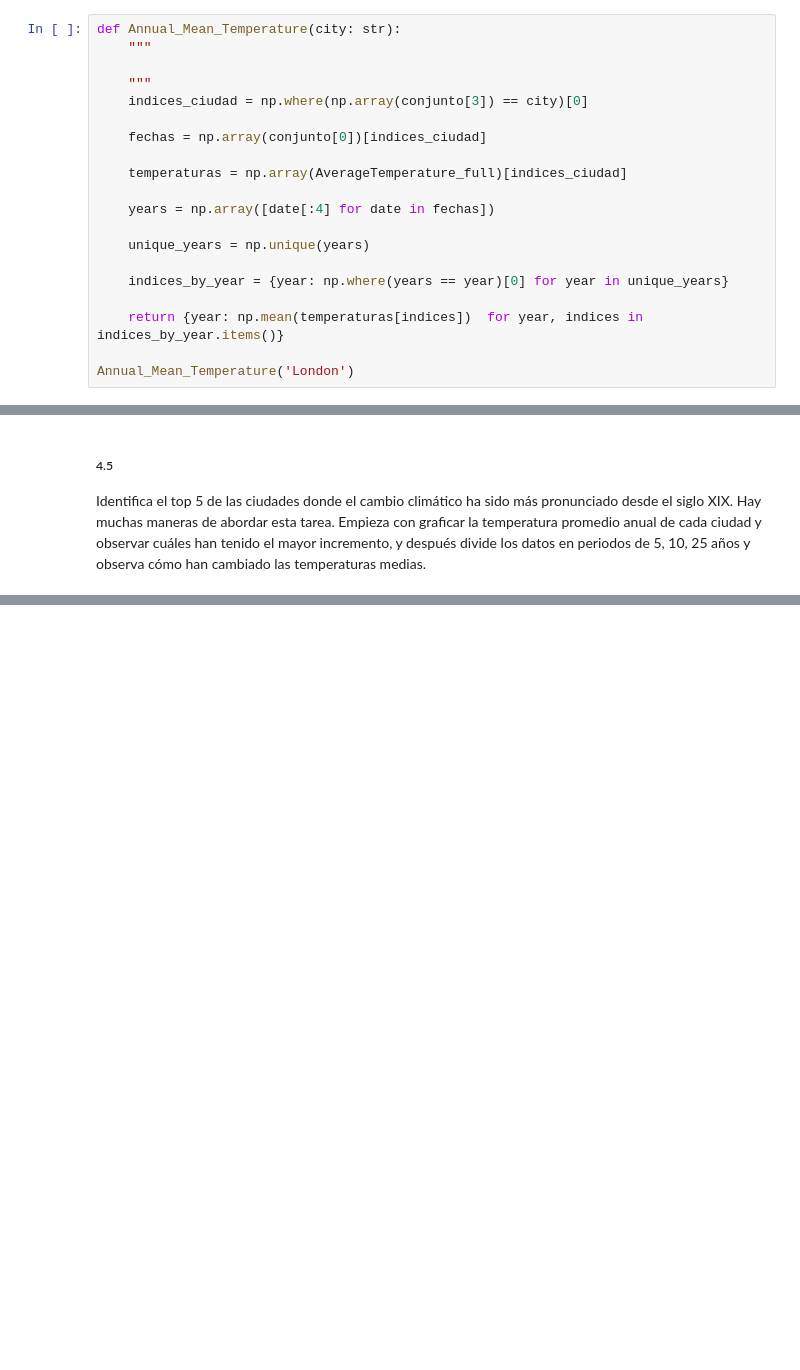
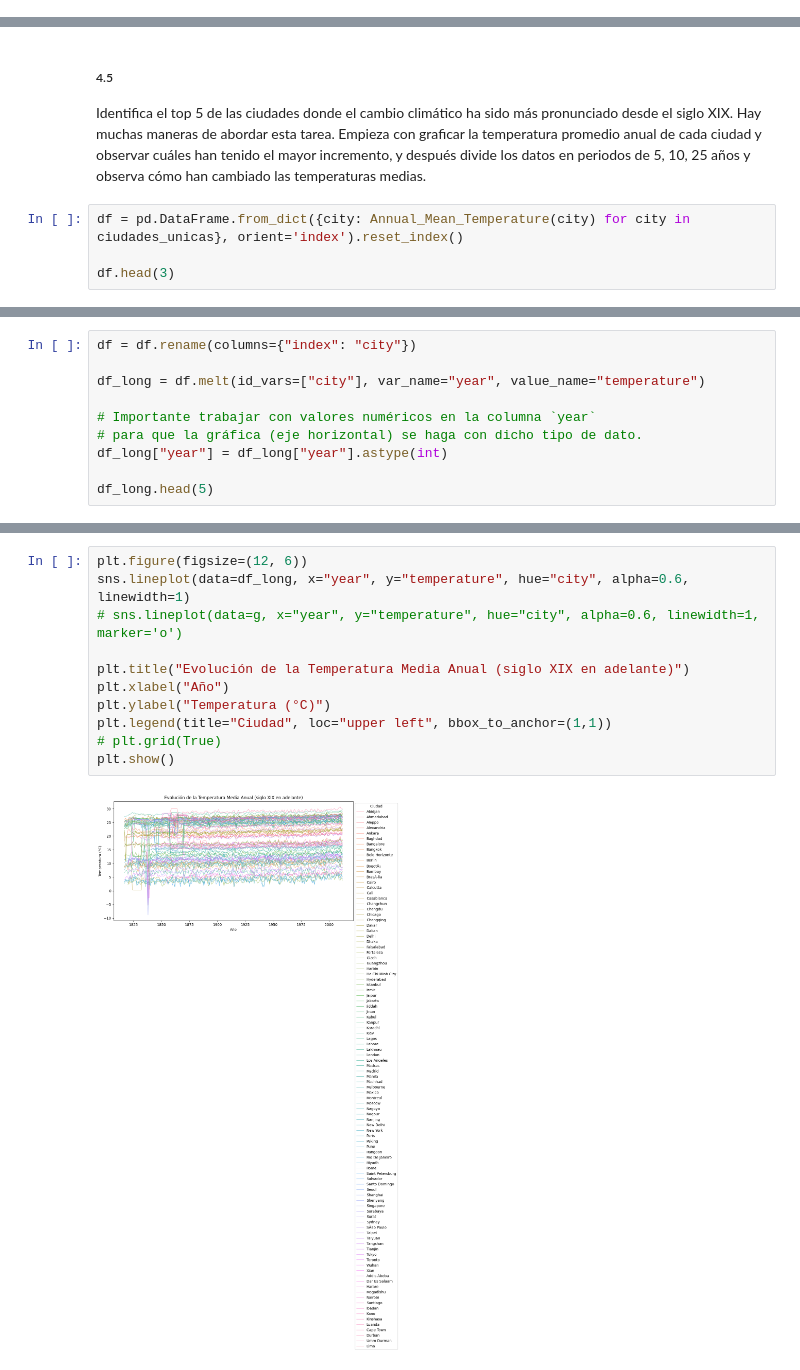
Before and after one commit to RodrigoRiveraRico/data_science_FCiencias, a Jupyter notebook: Clase_3/Clase_3.ipynb, the cells around one changed output, grey strips where cells are left out. Cells and saved outputs as stored; diff of their text form; blank space fills up the shorter version.

```diff
--- a/Clase_3/Clase_3.ipynb
+++ b/Clase_3/Clase_3.ipynb
@@ -369,20 +309,0 @@ indices_by_year = {year: np.where(years == year)[0] for year in unique_years}
-# %%
-def Annual_Mean_Temperature(city: str):
-    """
-
-    """
-    indices_ciudad = np.where(np.array(conjunto[3]) == city)[0]
-
-    fechas = np.array(conjunto[0])[indices_ciudad]
-
-    temperaturas = np.array(AverageTemperature_full)[indices_ciudad]
-
-    years = np.array([date[:4] for date in fechas])
-
-    unique_years = np.unique(years)
-
-    indices_by_year = {year: np.where(years == year)[0] for year in unique_years}
-
-    return {year: np.mean(temperaturas[indices])  for year, indices in indices_by_year.items()}
-
-Annual_Mean_Temperature('London')
@@ -407,3 +332,7 @@ Annual_Mean_Temperature('London')
 # %% [markdown]
 ##### 4.5
 Identifica el top 5 de las ciudades donde el cambio climático ha sido más pronunciado desde el siglo XIX. Hay muchas maneras de abordar esta tarea. Empieza con graficar la temperatura promedio anual de cada ciudad y observar cuáles han tenido el mayor incremento, y después divide los datos en periodos de 5, 10, 25 años y observa cómo han cambiado las temperaturas medias.
+# %%
+df = pd.DataFrame.from_dict({city: Annual_Mean_Temperature(city) for city in ciudades_unicas}, orient='index').reset_index()
+
+df.head(3)
@@ -409,0 +347,10 @@ Identifica el top 5 de las ciudades donde el cambio climático ha sido más pron
+# %%
+df = df.rename(columns={"index": "city"})
+
+df_long = df.melt(id_vars=["city"], var_name="year", value_name="temperature")
+
+# Importante trabajar con valores numéricos en la columna `year`
+# para que la gráfica (eje horizontal) se haga con dicho tipo de dato.
+df_long["year"] = df_long["year"].astype(int)
+
+df_long.head(5)
@@ -409,0 +392,13 @@ Identifica el top 5 de las ciudades donde el cambio climático ha sido más pron
+# %%
+plt.figure(figsize=(12, 6))
+sns.lineplot(data=df_long, x="year", y="temperature", hue="city", alpha=0.6, linewidth=1)
+# sns.lineplot(data=g, x="year", y="temperature", hue="city", alpha=0.6, linewidth=1, marker='o')
+
+plt.title("Evolución de la Temperatura Media Anual (siglo XIX en adelante)")
+plt.xlabel("Año")
+plt.ylabel("Temperatura (°C)")
+plt.legend(title="Ciudad", loc="upper left", bbox_to_anchor=(1,1))
+# plt.grid(True)
+plt.show()
+# %% [output]
+[figure, added]
```
Also changed, not shown: parts of 28 cells of this notebook.
